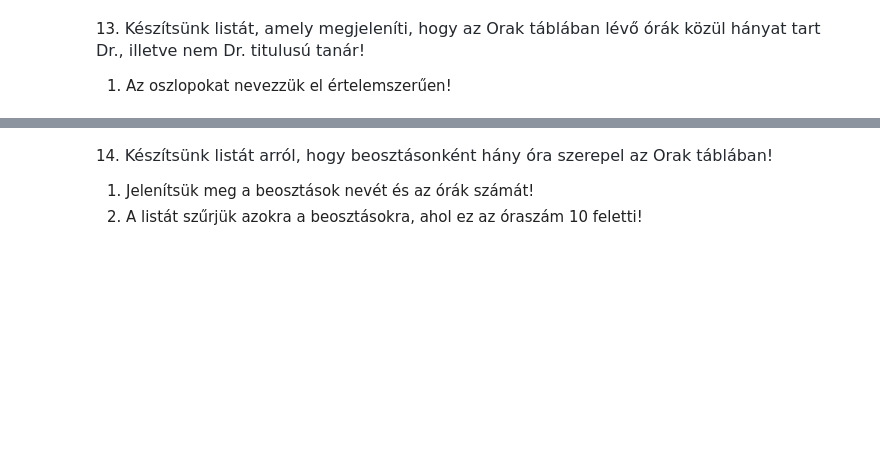
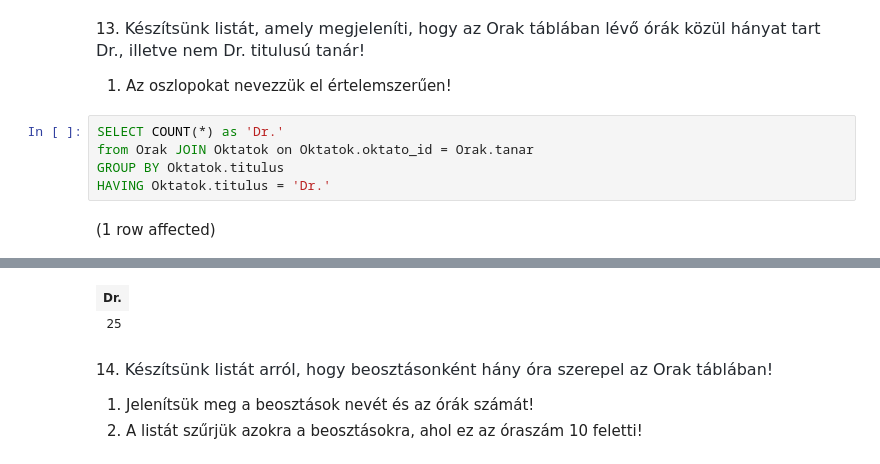
Before and after one commit to Munti05/sql_gyak, a Jupyter notebook: gyakorlat02_feladatok_sajat.ipynb, the cells around one changed output, grey strips where cells are left out. Saved outputs shown, nothing was run; the diff lists cells and outputs as text; blank space fills up the shorter version.

```diff
--- a/gyakorlat02_feladatok_sajat.ipynb
+++ b/gyakorlat02_feladatok_sajat.ipynb
@@ -303,3 +303,10 @@ Total execution time: 00:00:00.025
 13. <span style="color: rgb(36, 41, 47); font-family: -apple-system, BlinkMacSystemFont, &quot;Segoe UI&quot;, Helvetica, Arial, sans-serif, &quot;Apple Color Emoji&quot;, &quot;Segoe UI Emoji&quot;; font-size: 16px;">Készítsünk listát, amely megjeleníti, hogy az Orak táblában lévő órák közül hányat tart Dr., illetve nem Dr. titulusú tanár!</span>
 
 1. Az oszlopokat nevezzük el értelemszerűen!
+# %%
+SELECT COUNT(*) as 'Dr.'
+from Orak JOIN Oktatok on Oktatok.oktato_id = Orak.tanar
+GROUP BY Oktatok.titulus
+HAVING Oktatok.titulus = 'Dr.'
+# %% [output]
+(1 row affected)
@@ -306,3 +314,5 @@ Total execution time: 00:00:00.025
+| Dr. |
+| 25 |
 # %% [markdown]
 14. <span style="color: rgb(36, 41, 47); font-family: -apple-system, BlinkMacSystemFont, &quot;Segoe UI&quot;, Helvetica, Arial, sans-serif, &quot;Apple Color Emoji&quot;, &quot;Segoe UI Emoji&quot;; font-size: 16px;">Készítsünk listát arról, hogy beosztásonként hány óra szerepel az Orak táblában!</span>
 
```
Also changed, not shown: parts of 3 cells of this notebook.
